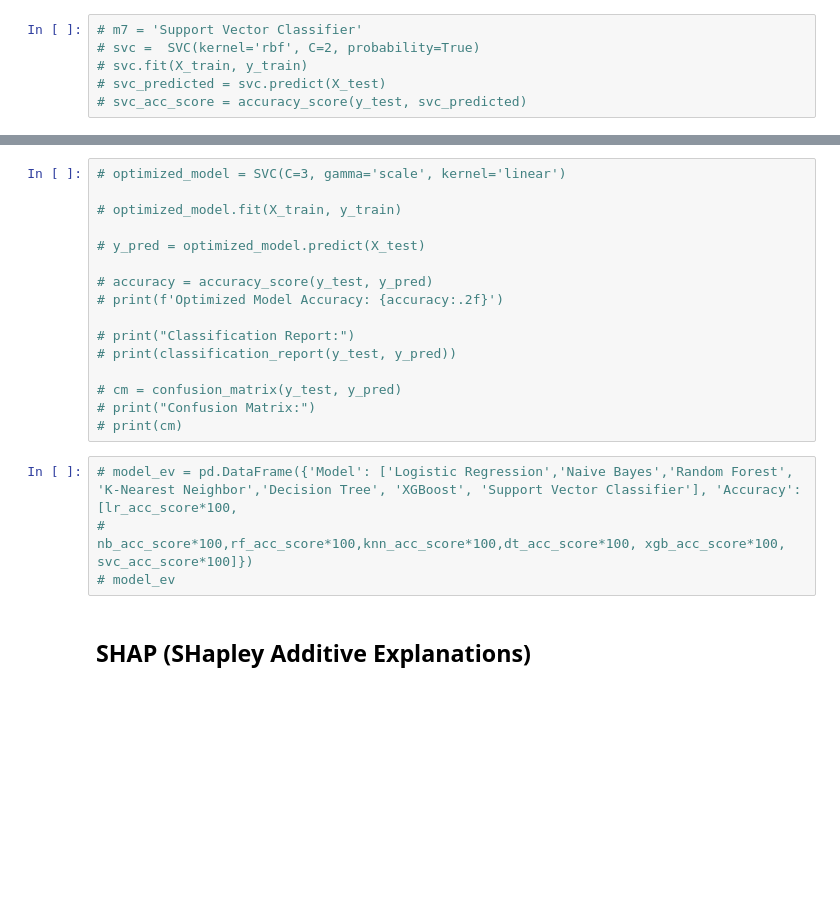
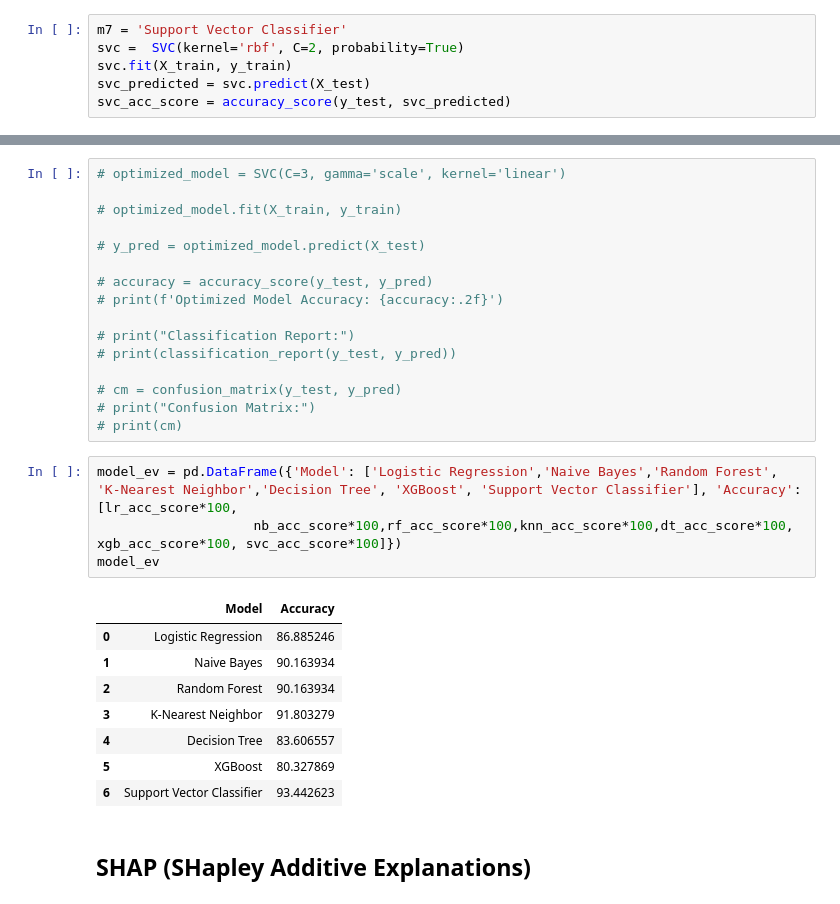
Before and after one commit to ninapeak10/DT480-Research, a Jupyter notebook: Heart Health.ipynb, the cells around one changed output, grey strips where cells are left out. Drawn from its saved outputs; the diff is of its cells as text; blank space fills up the shorter version.

```diff
--- a/Heart Health.ipynb
+++ b/Heart Health.ipynb
@@ -405,9 +420,9 @@ F1 Score: 0.82
 # %% [markdown]
 ## Model 7: Support Vector Classifier
 # %%
-# m7 = 'Support Vector Classifier'
-# svc =  SVC(kernel='rbf', C=2, probability=True)
-# svc.fit(X_train, y_train)
-# svc_predicted = svc.predict(X_test)
-# svc_acc_score = accuracy_score(y_test, svc_predicted)
+m7 = 'Support Vector Classifier'
+svc =  SVC(kernel='rbf', C=2, probability=True)
+svc.fit(X_train, y_train)
+svc_predicted = svc.predict(X_test)
+svc_acc_score = accuracy_score(y_test, svc_predicted)
 # %%
@@ -450,9 +475,18 @@ Best parameters: {'C': 3, 'gamma': 'scale', 'kernel': 'linear'}
 # print("Confusion Matrix:")
 # print(cm)
 # %%
-# model_ev = pd.DataFrame({'Model': ['Logistic Regression','Naive Bayes','Random Forest', 'K-Nearest Neighbor','Decision Tree', 'XGBoost', 'Support Vector Classifier'], 'Accuracy': [lr_acc_score*100,
-#                     nb_acc_score*100,rf_acc_score*100,knn_acc_score*100,dt_acc_score*100, xgb_acc_score*100, svc_acc_score*100]})
-# model_ev
+model_ev = pd.DataFrame({'Model': ['Logistic Regression','Naive Bayes','Random Forest', 'K-Nearest Neighbor','Decision Tree', 'XGBoost', 'Support Vector Classifier'], 'Accuracy': [lr_acc_score*100,
+                    nb_acc_score*100,rf_acc_score*100,knn_acc_score*100,dt_acc_score*100, xgb_acc_score*100, svc_acc_score*100]})
+model_ev
+# %% [output]
+|  | Model | Accuracy |
+| 0 | Logistic Regression | 86.885246 |
+| 1 | Naive Bayes | 90.163934 |
+| 2 | Random Forest | 90.163934 |
+| 3 | K-Nearest Neighbor | 91.803279 |
+| 4 | Decision Tree | 83.606557 |
+| 5 | XGBoost | 80.327869 |
+| 6 | Support Vector Classifier | 93.442623 |
 # %% [markdown]
 ## SHAP (SHapley Additive Explanations)
 # %%
```
Also changed, not shown: parts of 7 cells of this notebook, 1 other file.
